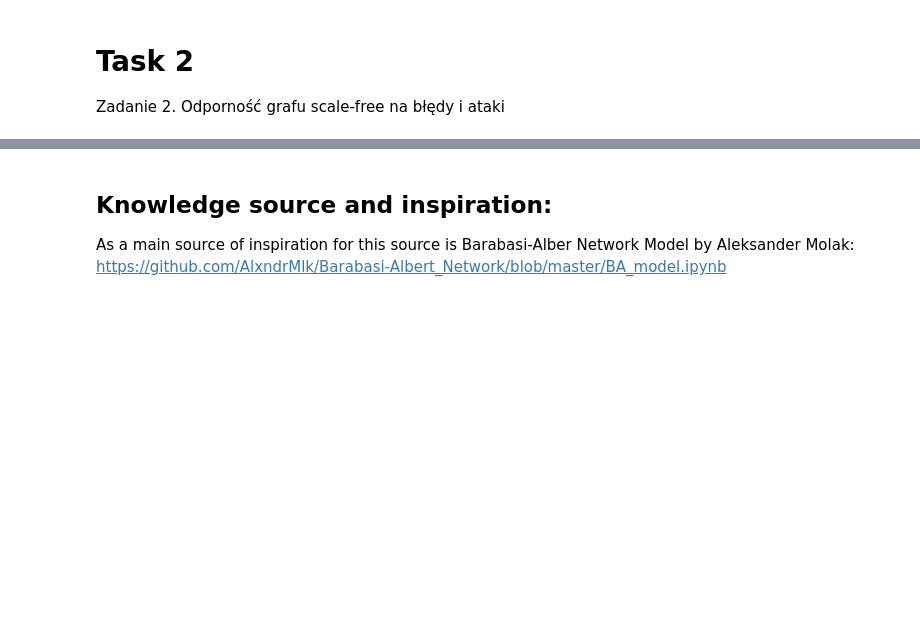
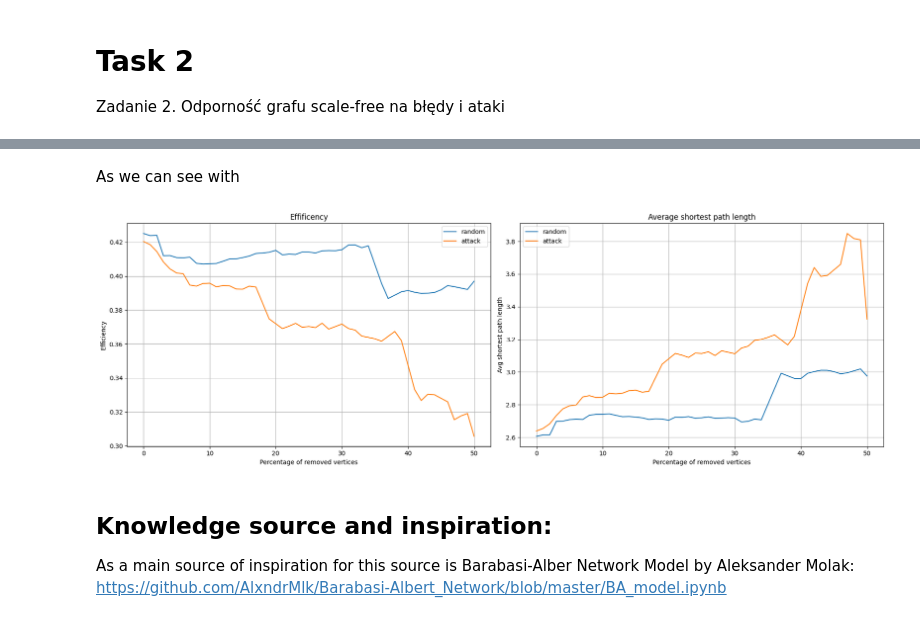
Before and after one commit to FilipKatulski/complex-systems, a Jupyter notebook: LAB3/lab3.ipynb, the cells around one changed output, grey strips where cells are left out. Drawn from its saved outputs; the diff is of its cells as text; code cells hidden in the pictures; blank space fills up the shorter version.

```diff
--- a/LAB3/lab3.ipynb
+++ b/LAB3/lab3.ipynb
@@ -136,0 +169,2 @@ AttributeError: 'BarabasiAlbertNodeRemover' object has no attribute 'adj'
+# %% [markdown]
+As we can see with
@@ -137,3 +190,37 @@ AttributeError: 'BarabasiAlbertNodeRemover' object has no attribute 'adj'
+# %%
+ba = BarabasiAlbertNodeRemover(graph_size[0], graph_size[1], removal_mode='random')
+ba.build()
+f_1, eff_1, avg_len_1 = calculate_attack_stats_with_cut_off(ba, cut_off=50)
+# %%
+ba = BarabasiAlbertNodeRemover(graph_size[0], graph_size[1], removal_mode='attack')
+ba.build()
+f_2, eff_2, avg_len_2 = calculate_attack_stats_with_cut_off(ba, cut_off=50)
+# %%
+plt.figure(figsize=(18, 6))
+
+plt.subplot(1, 2, 1)
+plt.plot(f_1, eff_1, label='random')
+plt.plot(f_2, eff_2, label='attack')
+plt.grid()
+plt.title('Effificency')
+plt.xlabel('Percentage of removed vertices')
+plt.ylabel('Efficiency')
+plt.legend()
+
+#
+
+plt.subplot(1, 2, 2)
+plt.plot(f_1, avg_len_1, label='random')
+plt.plot(f_2, avg_len_2, label='attack')
+plt.grid()
+plt.title('Average shortest path length')
+plt.xlabel('Percentage of removed vertices')
+plt.ylabel('Avg shortest path length')
+plt.legend()
+
+plt.tight_layout()
+# %% [output]
+[figure, added]
 # %% [markdown]
 ## Knowledge source and inspiration:
 
```
Also changed, not shown: parts of 7 cells of this notebook.
